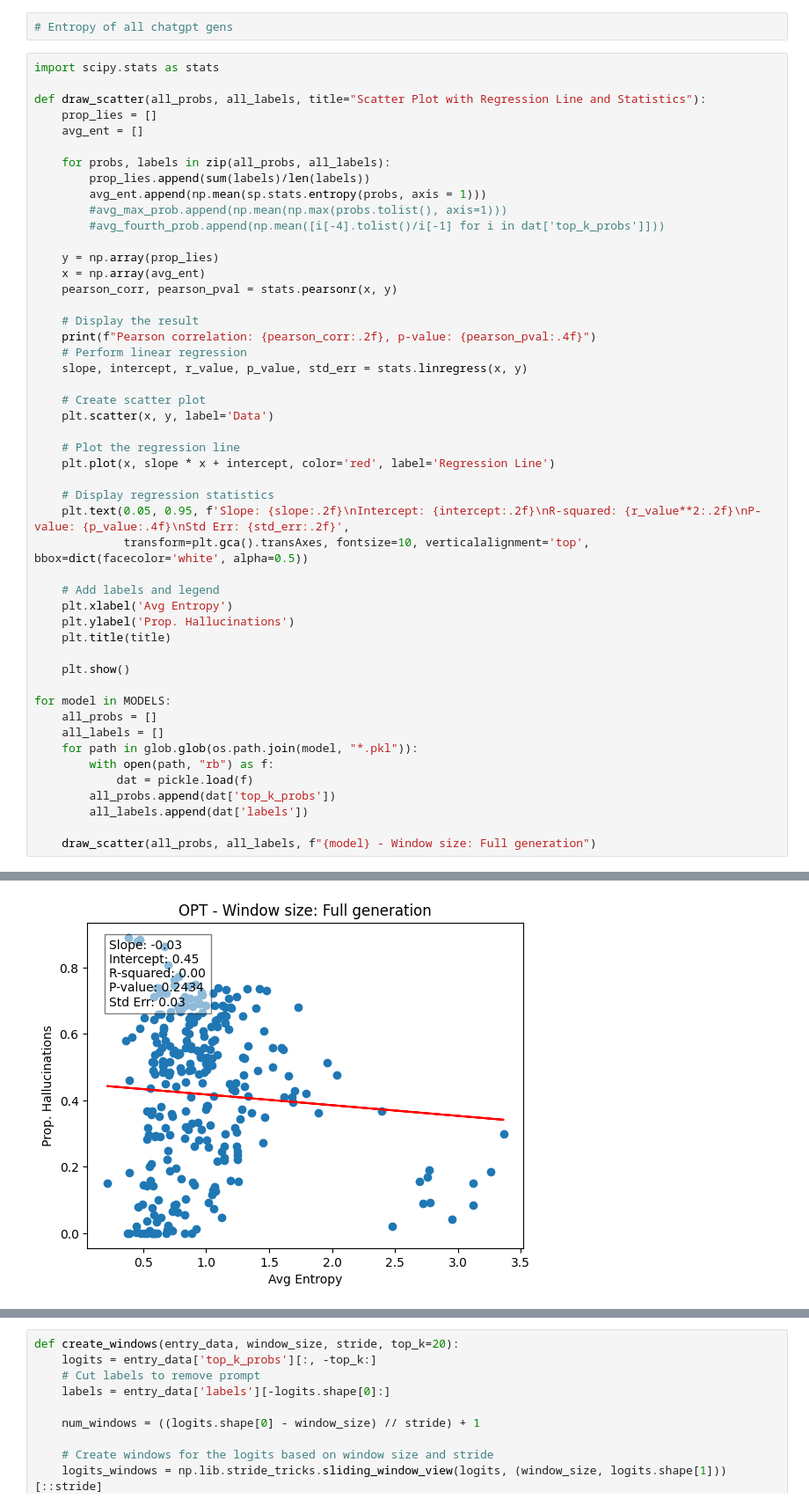
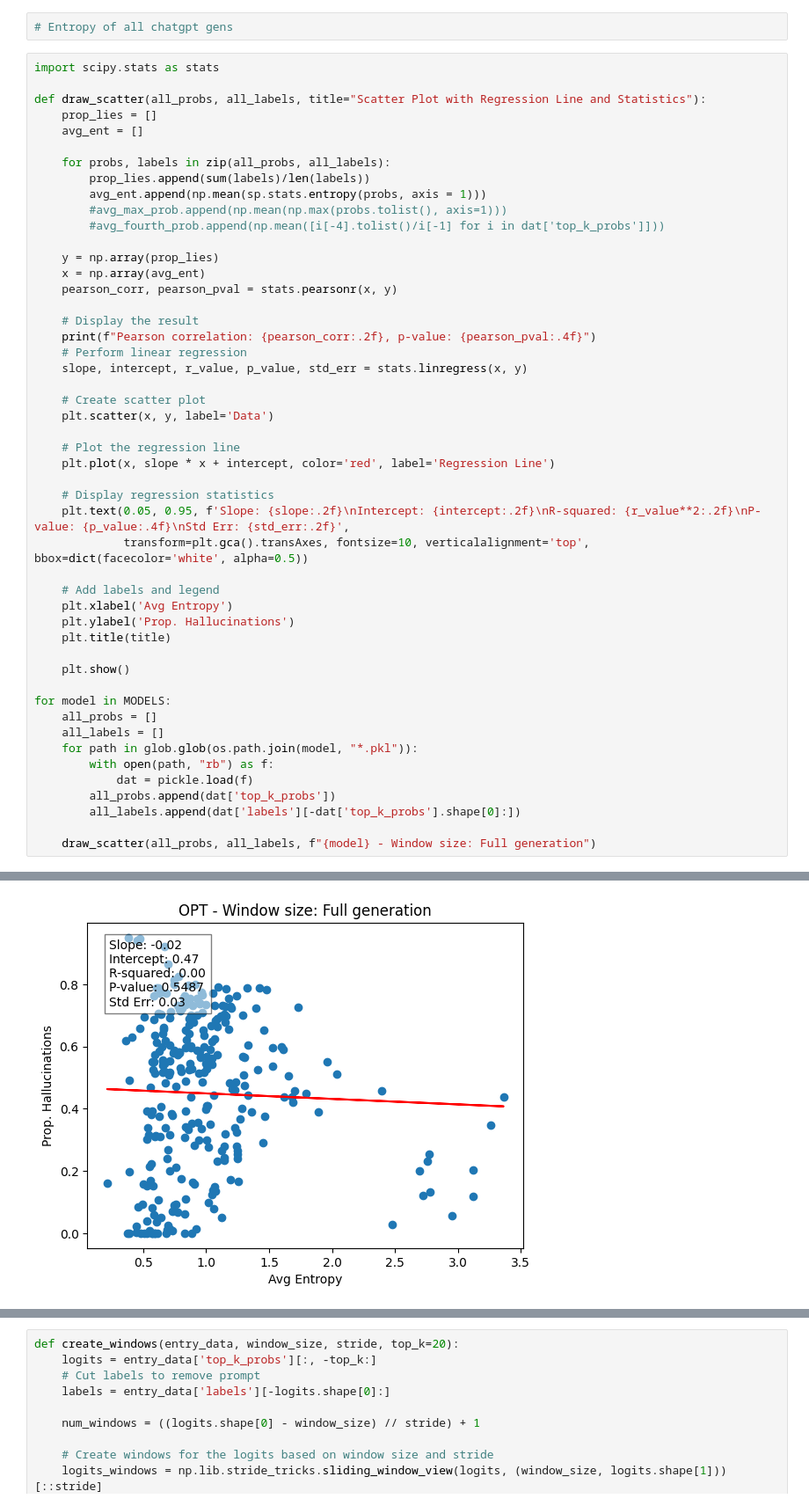
Before and after one commit to shiribaum-tau/NLP_Course_TS_Hallucination_Detection, a Jupyter notebook: data_exploration/Data Exploration.ipynb, the cells around one changed output, grey strips where cells are left out. Shown at 88% size. Saved outputs shown, nothing was run; the diff lists cells and outputs as text.

```diff
--- a/data_exploration/Data Exploration.ipynb
+++ b/data_exploration/Data Exploration.ipynb
@@ -177,7 +156,7 @@ for model in MODELS:
         with open(path, "rb") as f:
             dat = pickle.load(f)
         all_probs.append(dat['top_k_probs'])
-        all_labels.append(dat['labels'])
+        all_labels.append(dat['labels'][-dat['top_k_probs'].shape[0]:])
 
     draw_scatter(all_probs, all_labels, f"{model} - Window size: Full generation")
 # %% [output]
@@ -187,2 +166,2 @@ Pearson correlation: -0.07, p-value: 0.2434
-[figure, old version]
+[figure, new version]
 Pearson correlation: 0.24, p-value: 0.0000
```
Also changed, not shown: parts of 8 cells of this notebook, 1 other file.
